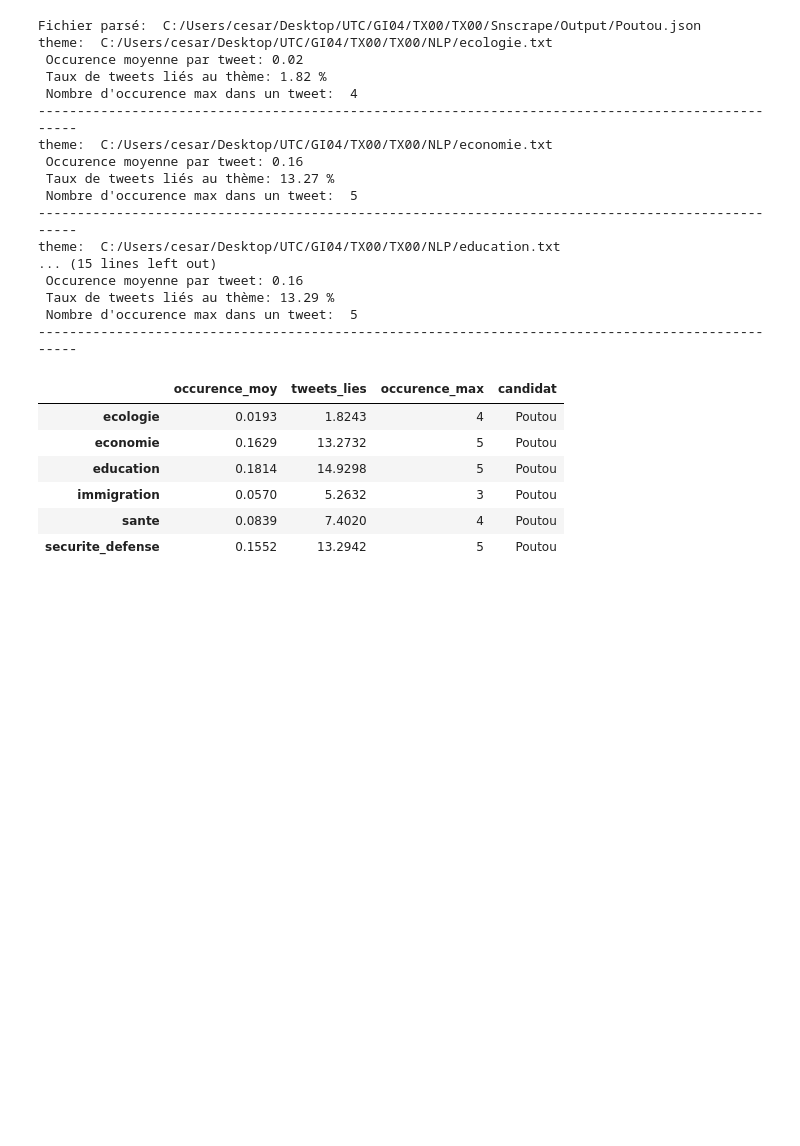
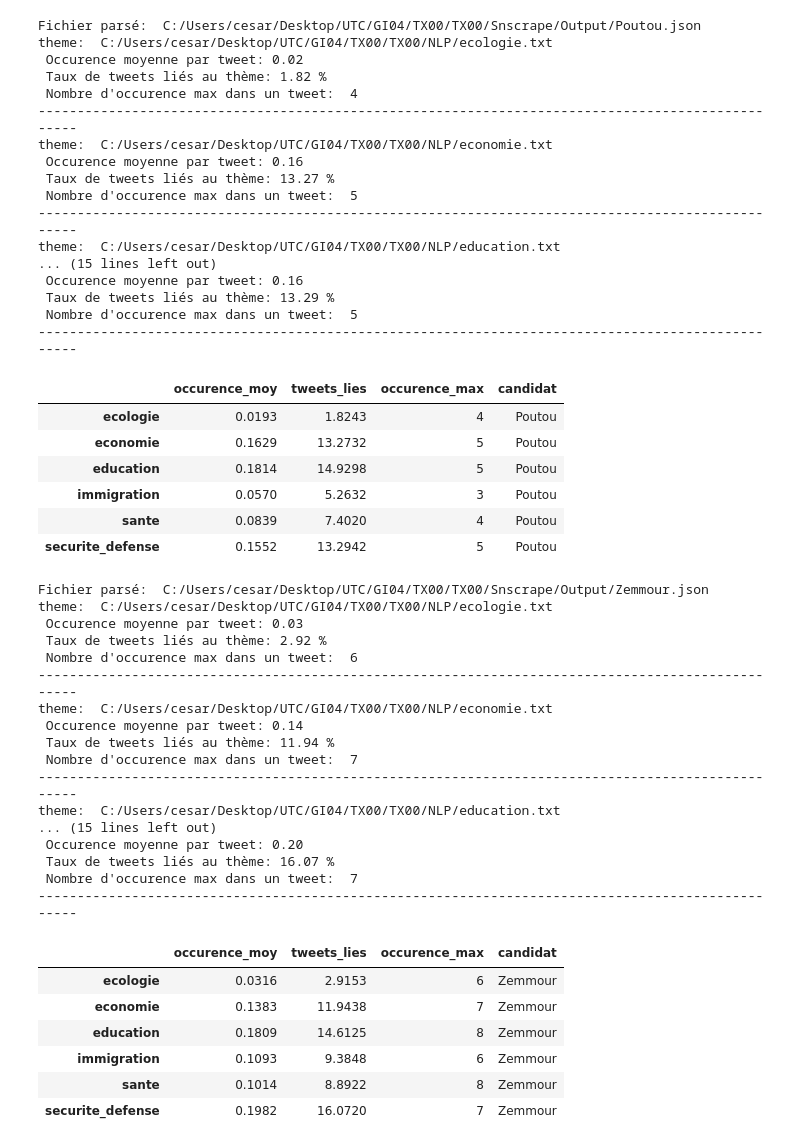
Before and after one commit to lmabille/TX00, a Jupyter notebook: NLP/data_visu.ipynb, the cells around one changed output. Drawn from its saved outputs; the diff is of its cells as text; code cells hidden in the pictures; blank space fills up the shorter version.

Commit message:
feat: new candidates added

```diff
--- a/NLP/data_visu.ipynb
+++ b/NLP/data_visu.ipynb
@@ -124,3 +124,33 @@ theme:  C:/Users/cesar/Desktop/UTC/GI04/TX00/TX00/NLP/education.txt
 | immigration | 0.0570 | 5.2632 | 3 | Poutou |
 | sante | 0.0839 | 7.4020 | 4 | Poutou |
 | securite_defense | 0.1552 | 13.2942 | 5 | Poutou |
+# %%
+insights_zemmour = themes_by_candidate("Zemmour")
+df_zemmour = pd.DataFrame(insights_zemmour, index = ["ecologie", "economie", "education", "immigration", "sante", "securite_defense"])
+df_zemmour["candidat"] = ["Zemmour", "Zemmour", "Zemmour", "Zemmour", "Zemmour", "Zemmour"]
+df_zemmour
+# %% [output]
+Fichier parsé:  C:/Users/cesar/Desktop/UTC/GI04/TX00/TX00/Snscrape/Output/Zemmour.json
+theme:  C:/Users/cesar/Desktop/UTC/GI04/TX00/TX00/NLP/ecologie.txt
+ Occurence moyenne par tweet: 0.03
+ Taux de tweets liés au thème: 2.92 %
+ Nombre d'occurence max dans un tweet:  6
+--------------------------------------------------------------------------------------------------
+theme:  C:/Users/cesar/Desktop/UTC/GI04/TX00/TX00/NLP/economie.txt
+ Occurence moyenne par tweet: 0.14
+ Taux de tweets liés au thème: 11.94 %
+ Nombre d'occurence max dans un tweet:  7
+--------------------------------------------------------------------------------------------------
+theme:  C:/Users/cesar/Desktop/UTC/GI04/TX00/TX00/NLP/education.txt
+... (15 lines left out)
+ Occurence moyenne par tweet: 0.20
+ Taux de tweets liés au thème: 16.07 %
+ Nombre d'occurence max dans un tweet:  7
+--------------------------------------------------------------------------------------------------
+|  | occurence_moy | tweets_lies | occurence_max | candidat |
+| ecologie | 0.0316 | 2.9153 | 6 | Zemmour |
+| economie | 0.1383 | 11.9438 | 7 | Zemmour |
+| education | 0.1809 | 14.6125 | 8 | Zemmour |
+| immigration | 0.1093 | 9.3848 | 6 | Zemmour |
+| sante | 0.1014 | 8.8922 | 8 | Zemmour |
+| securite_defense | 0.1982 | 16.0720 | 7 | Zemmour |
```
Also changed, not shown: parts of 5 cells of this notebook.
